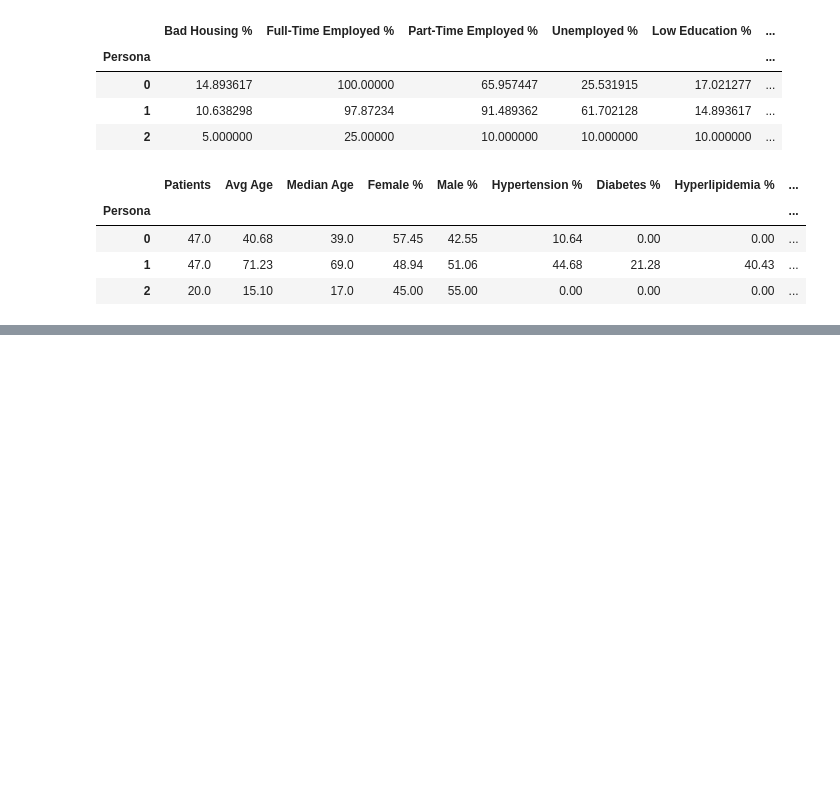
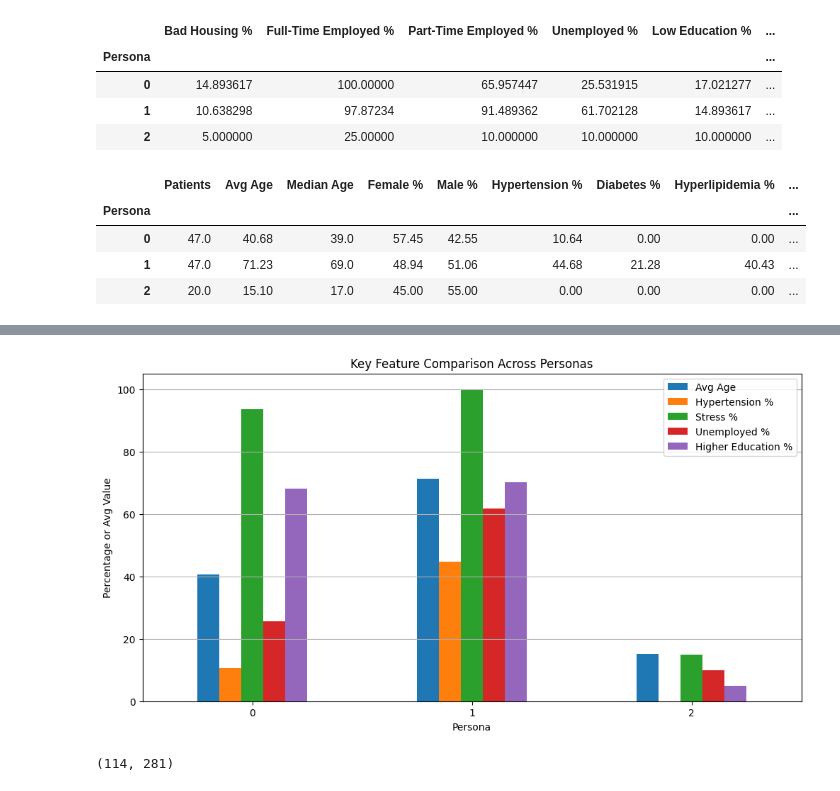
Before and after one commit to karankeraliya/siro-task, a Jupyter notebook: modeling.ipynb, the cells around one changed output, grey strips where cells are left out. Drawn from its saved outputs; the diff is of its cells as text; code cells hidden in the pictures; blank space fills up the shorter version.

```diff
--- a/modeling.ipynb
+++ b/modeling.ipynb
@@ -717,0 +763,18 @@ persona_profile.round(2)
+# %%
+# Bar Plot for Key Metrics
+key_metrics = ['Avg Age', 'Hypertension %', 'Stress %', 'Unemployed %', 'Higher Education %']
+
+persona_profile[key_metrics].plot(kind='bar', figsize=(12, 6))
+plt.title('Key Feature Comparison Across Personas')
+plt.ylabel('Percentage or Avg Value')
+plt.xlabel('Persona')
+plt.xticks(rotation=0)
+plt.legend(loc='best')
+plt.grid(axis='y')
+plt.show()
+# %% [output]
+[figure, added]
+# %%
+df_master_clean.shape
+# %% [output]
+(114, 281)
```
Also changed, not shown: parts of 3 cells of this notebook, 3 other files.
